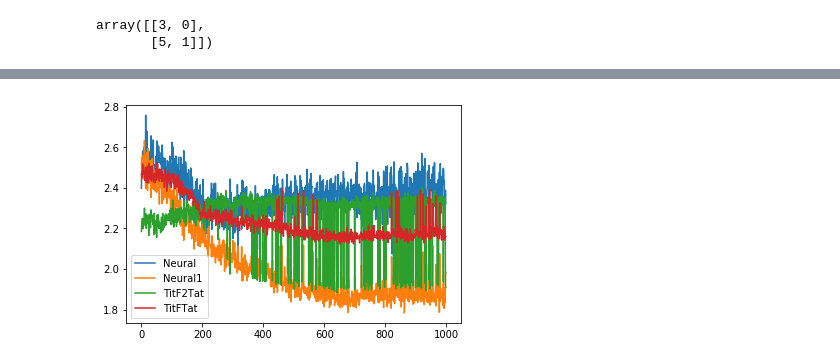
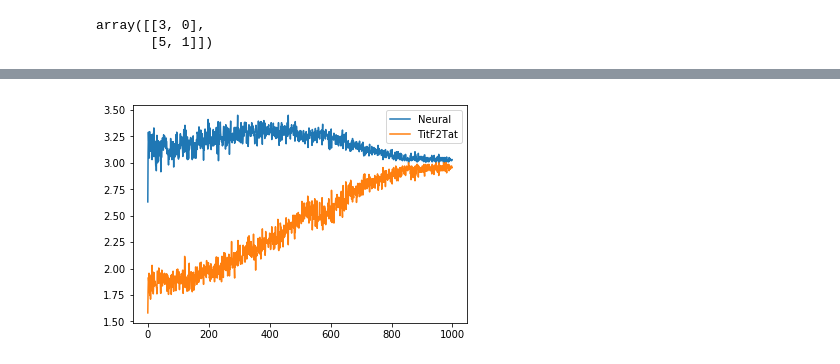
Before and after one commit to Umbriona/GameTheory, a Jupyter notebook: Project/Untitled.ipynb, the cells around one changed output, grey strips where cells are left out. Cells and saved outputs as stored; diff of their text form; code cells hidden in the pictures.

```diff
--- a/Project/Untitled.ipynb
+++ b/Project/Untitled.ipynb
@@ -508,26 +508,29 @@ action_space = game.actionSpace
   #      print (name)
 #list_of_players, arr = tour.initPlayersRand(20, [0.2, 0.4, 0.2, 0.0, 0.2], action_space)
 player1 = Strategies.Neural200Agent(name = 'Neural', actionSpace = game.actionSpace)
-player1.learning_rate = 0.01
+player1.learning_rate = 0.001
 player2 = Strategies.Neural200Agent(name = 'Neural1', actionSpace = game.actionSpace)
-player2.learning_rate = 0.01
+player2.learning_rate = 0.001
 player3 = Strategies.TitF2tatAgent(name = 'TitF2Tat')
 player4 = Strategies.TitFTatAgent(name = 'TitFTat')
 player5 = Strategies.RandomChoiceAgent(name = 'Randome')
-list_of_players = [player1, player2, player3, player4 ]
+list_of_players = [player1, player3 ]
 
 list_avgScore = []
-for i in range(500):
+
+f = 1
+
+for i in range(1000):
     for k in list_of_players:
 
         if k.name[:6] == 'Neural':
-            k.prepThread(len(list_of_players)-1)
+            k.prepThread(len(list_of_players)-1+f)
         else:
-            k.clearHistory(len(list_of_players)-1)
-    game.tournament(list_of_players, 200,0.04)
+            k.clearHistory(len(list_of_players)-1+f)
+    game.tournament(list_of_players, 200, 0.04, f == 1)
     avgScore= []
     for j in list_of_players:
-        avgScore.append(np.sum(j.lastScore) / (200 * (len(list_of_players)-1)))
+        avgScore.append(np.sum(j.lastScore) / (200 * (len(list_of_players)-1+f)))
         if j.name[:6] == 'Neural' :
             j.train()
 
@@ -535,9 +538,9 @@ for i in range(500):
     #print('round = %d \naverage score Neural agent = %f \naverage score TitFTat = %f \n' % (i, avgScore[0], avgScore[1]))
 X1 = np.array(list_avgScore)[:,0]
 X2 = np.array(list_avgScore)[:,1]
-X3 = np.array(list_avgScore)[:,2]
+
 plt.plot(X1)
 plt.plot(X2)
-plt.plot(X3)
-plt.legend([list_of_players[0].name,list_of_players[1].name,list_of_players[2].name])
+
+plt.legend([list_of_players[0].name,list_of_players[1].name])#,list_of_players[2].name])
 plt.show()
@@ -544,10 +549,9 @@ plt.show()
 # %%
-X4 =  np.array(list_avgScore)[:,3]
+
 plt.plot(X1)
 plt.plot(X2)
-plt.plot(X3)
-plt.plot(X4)
-plt.legend([list_of_players[0].name,list_of_players[1].name,list_of_players[2].name,list_of_players[3].name])
+
+plt.legend([list_of_players[0].name,list_of_players[1].name])
 plt.show()
 # %% [output]
-[figure, old version]
+[figure, new version]
```
Also changed, not shown: parts of 3 cells of this notebook, 5 other files.
